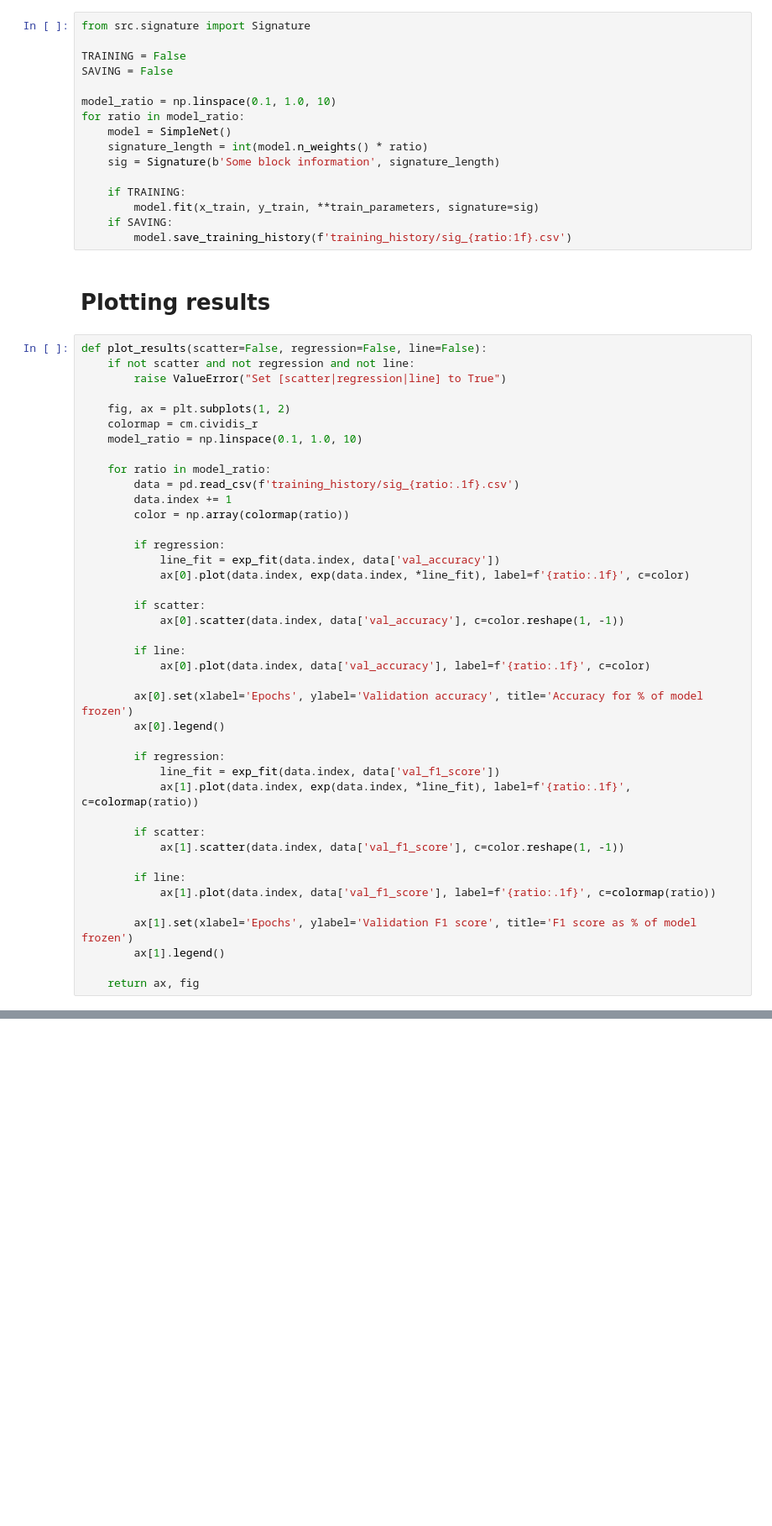
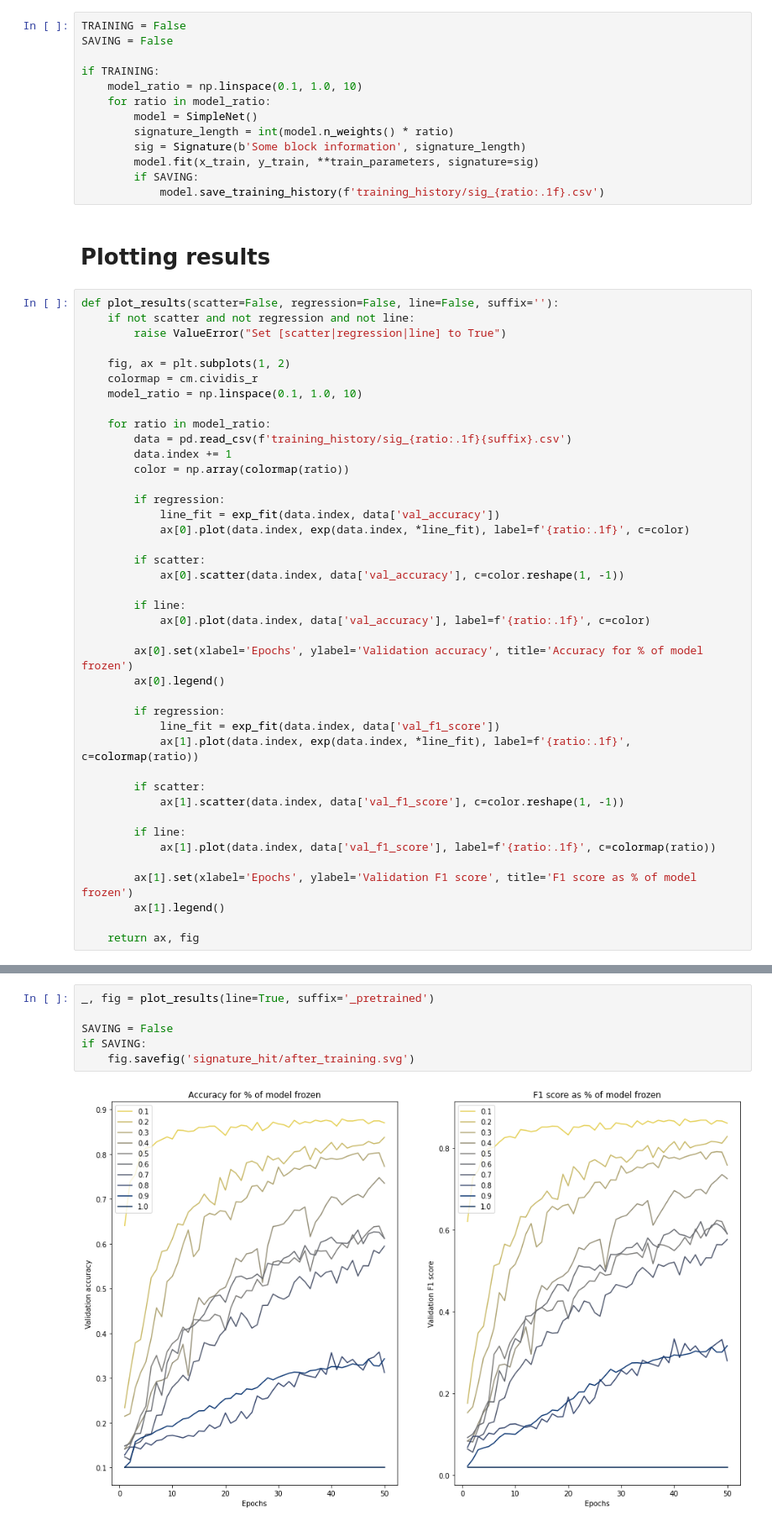
Before and after one commit to Wizdore/FreezeNET, a Jupyter notebook: white-box/dev.ipynb, the cells around one changed output, grey strips where cells are left out. Shown at 84% size. Cells and saved outputs as stored; diff of their text form; blank space fills up the shorter version.

Commit message:
Add pretrained model attack data

```diff
--- a/white-box/dev.ipynb
+++ b/white-box/dev.ipynb
@@ -196,25 +200,22 @@ KeyboardInterrupt:
 
 While it is important that a signed pretrained model does not perform well, we must also show that model can be trained with the signature.
 # %%
-from src.signature import Signature
-
 TRAINING = False
 SAVING = False
 
-model_ratio = np.linspace(0.1, 1.0, 10)
-for ratio in model_ratio:
-    model = SimpleNet()
-    signature_length = int(model.n_weights() * ratio)
-    sig = Signature(b'Some block information', signature_length)
-
-    if TRAINING:
+if TRAINING:
+    model_ratio = np.linspace(0.1, 1.0, 10)
+    for ratio in model_ratio:
+        model = SimpleNet()
+        signature_length = int(model.n_weights() * ratio)
+        sig = Signature(b'Some block information', signature_length)
         model.fit(x_train, y_train, **train_parameters, signature=sig)
-    if SAVING:
-        model.save_training_history(f'training_history/sig_{ratio:1f}.csv')
+        if SAVING:
+            model.save_training_history(f'training_history/sig_{ratio:.1f}.csv')
 # %% [markdown]
 # Plotting results
 # %%
-def plot_results(scatter=False, regression=False, line=False):
+def plot_results(scatter=False, regression=False, line=False, suffix=''):
     if not scatter and not regression and not line:
         raise ValueError("Set [scatter|regression|line] to True")
 
@@ -223,7 +224,7 @@ def plot_results(scatter=False, regression=False, line=False):
     model_ratio = np.linspace(0.1, 1.0, 10)
 
     for ratio in model_ratio:
-        data = pd.read_csv(f'training_history/sig_{ratio:.1f}.csv')
+        data = pd.read_csv(f'training_history/sig_{ratio:.1f}{suffix}.csv')
         data.index += 1
         color = np.array(colormap(ratio))
 
@@ -262,3 +263,11 @@ if SAVING:
     fig.savefig('signature_hit/during_training.svg')
 # %% [output]
 [figure]
+# %%
+_, fig = plot_results(line=True, suffix='_pretrained')
+
+SAVING = False
+if SAVING:
+    fig.savefig('signature_hit/after_training.svg')
+# %% [output]
+[figure, added]
```
Also changed, not shown: parts of 4 cells of this notebook, 11 other files.
